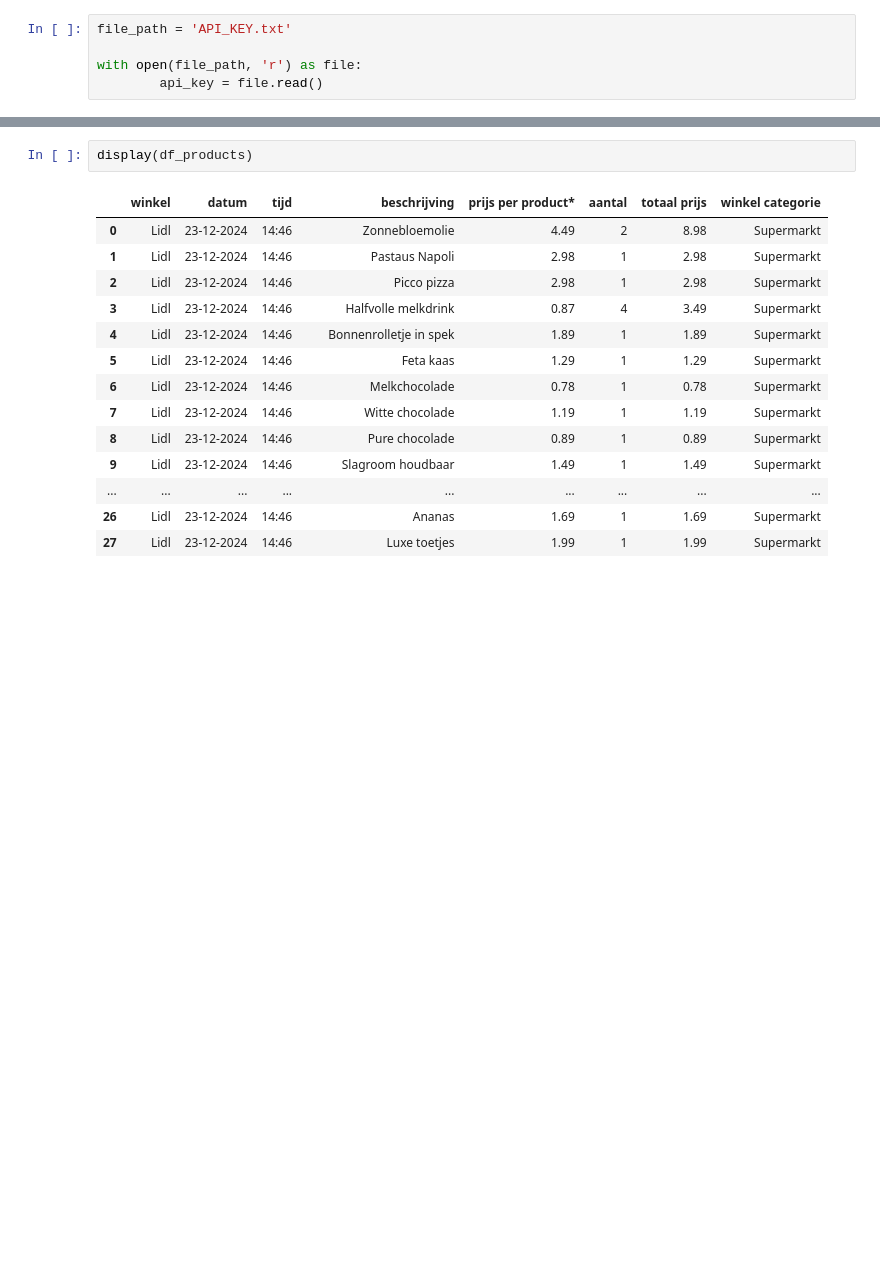
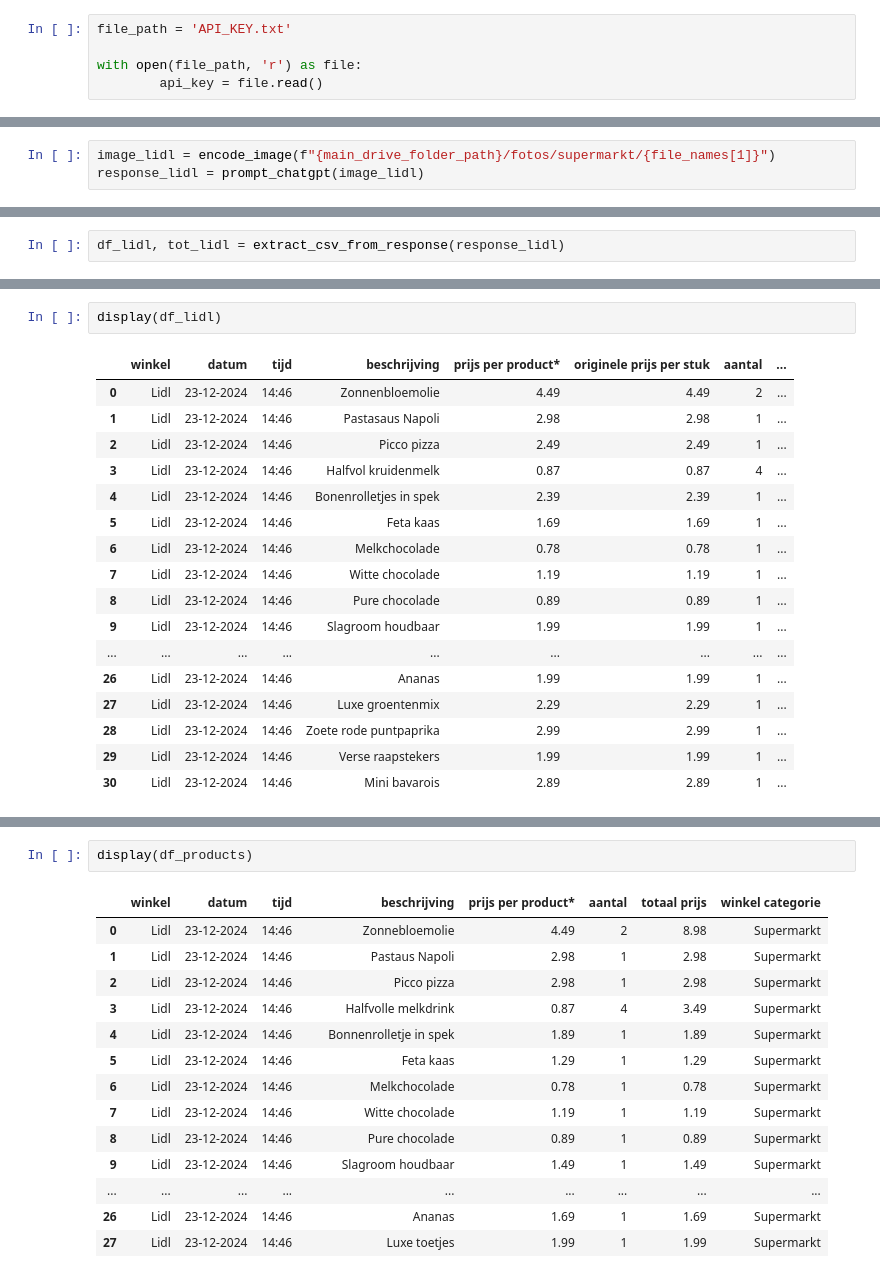
Before and after one commit to FemkeBakker/kassabonnen, a Jupyter notebook: chatgpt.ipynb, the cells around one changed output, grey strips where cells are left out. Saved outputs shown, nothing was run; the diff lists cells and outputs as text; blank space fills up the shorter version.

```diff
--- a/chatgpt.ipynb
+++ b/chatgpt.ipynb
@@ -125,0 +133,3 @@ def create_overview_csv(df_products, elapsed_time, response, total):
+# %%
+image_lidl = encode_image(f"{main_drive_folder_path}/fotos/supermarkt/{file_names[1]}")
+response_lidl = prompt_chatgpt(image_lidl)
@@ -125,0 +143,2 @@ def create_overview_csv(df_products, elapsed_time, response, total):
+# %%
+df_lidl, tot_lidl = extract_csv_from_response(response_lidl)
@@ -126,3 +159,23 @@ def create_overview_csv(df_products, elapsed_time, response, total):
+# %%
+display(df_lidl)
+# %% [output]
+|  | winkel | datum | tijd | beschrijving | prijs per product* | originele prijs per stuk | aantal | ... |
+| 0 | Lidl | 23-12-2024 | 14:46 | Zonnenbloemolie | 4.49 | 4.49 | 2 | ... |
+| 1 | Lidl | 23-12-2024 | 14:46 | Pastasaus Napoli | 2.98 | 2.98 | 1 | ... |
+| 2 | Lidl | 23-12-2024 | 14:46 | Picco pizza | 2.49 | 2.49 | 1 | ... |
+| 3 | Lidl | 23-12-2024 | 14:46 | Halfvol kruidenmelk | 0.87 | 0.87 | 4 | ... |
+| 4 | Lidl | 23-12-2024 | 14:46 | Bonenrolletjes in spek | 2.39 | 2.39 | 1 | ... |
+| 5 | Lidl | 23-12-2024 | 14:46 | Feta kaas | 1.69 | 1.69 | 1 | ... |
+| 6 | Lidl | 23-12-2024 | 14:46 | Melkchocolade | 0.78 | 0.78 | 1 | ... |
+| 7 | Lidl | 23-12-2024 | 14:46 | Witte chocolade | 1.19 | 1.19 | 1 | ... |
+| 8 | Lidl | 23-12-2024 | 14:46 | Pure chocolade | 0.89 | 0.89 | 1 | ... |
+| 9 | Lidl | 23-12-2024 | 14:46 | Slagroom houdbaar | 1.99 | 1.99 | 1 | ... |
+| ... | ... | ... | ... | ... | ... | ... | ... | ... |
+| 26 | Lidl | 23-12-2024 | 14:46 | Ananas | 1.99 | 1.99 | 1 | ... |
+| 27 | Lidl | 23-12-2024 | 14:46 | Luxe groentenmix | 2.29 | 2.29 | 1 | ... |
+| 28 | Lidl | 23-12-2024 | 14:46 | Zoete rode puntpaprika | 2.99 | 2.99 | 1 | ... |
+| 29 | Lidl | 23-12-2024 | 14:46 | Verse raapstekers | 1.99 | 1.99 | 1 | ... |
+| 30 | Lidl | 23-12-2024 | 14:46 | Mini bavarois | 2.89 | 2.89 | 1 | ... |
 # %%
 import shutil
 import time
```
Also changed, not shown: parts of 9 cells of this notebook.
